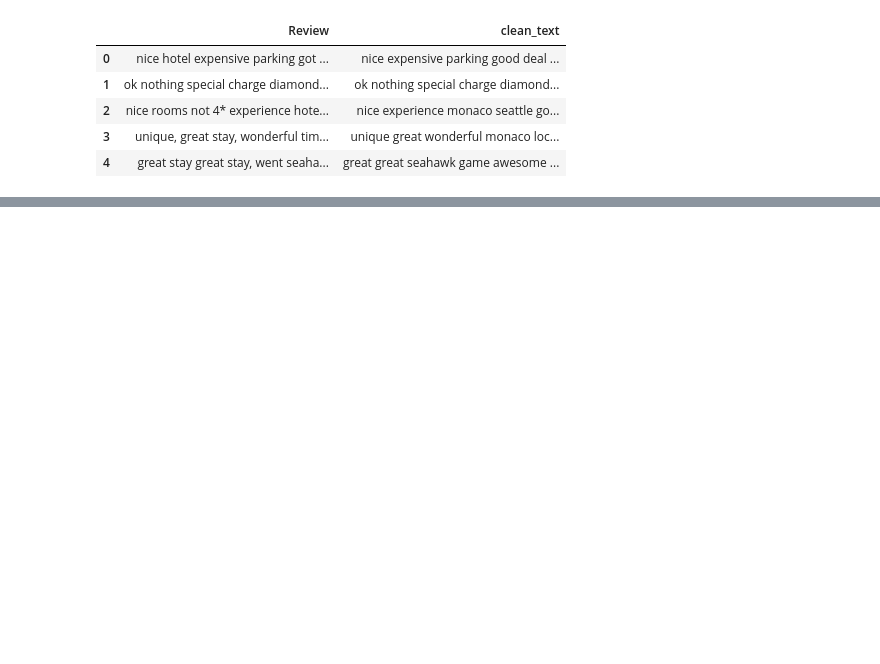
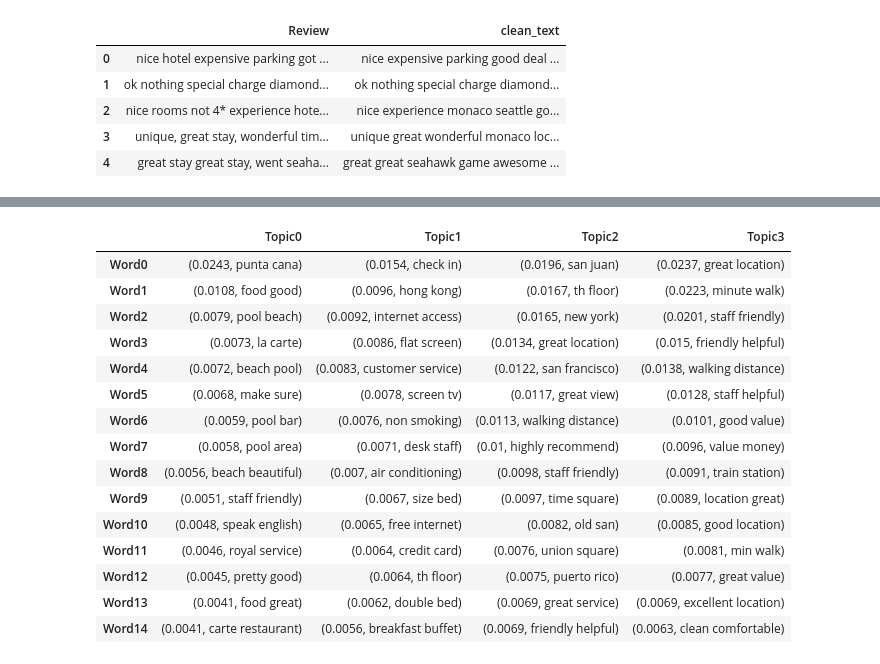
Before and after one commit to Hunteracademic/Unsupervised_assignment_1, a Jupyter notebook: FinalProject_Group04_AlexKravtsov_DanielCastiblanco_HunterWard.ipynb, the cells around one changed output, grey strips where cells are left out. Saved outputs shown, nothing was run; the diff lists cells and outputs as text; code cells hidden in the pictures; blank space fills up the shorter version.

```diff
--- a/FinalProject_Group04_AlexKravtsov_DanielCastiblanco_HunterWard.ipynb
+++ b/FinalProject_Group04_AlexKravtsov_DanielCastiblanco_HunterWard.ipynb
@@ -1141,0 +1052,19 @@ For the best LDA and NMF models, present again the perplexity for each, and disp
+# %%
+display(W_df_m)
+# %% [output]
+|  | Topic0 | Topic1 | Topic2 | Topic3 |
+| Word0 | (0.0243, punta cana) | (0.0154, check in) | (0.0196, san juan) | (0.0237, great location) |
+| Word1 | (0.0108, food good) | (0.0096, hong kong) | (0.0167, th floor) | (0.0223, minute walk) |
+| Word2 | (0.0079, pool beach) | (0.0092, internet access) | (0.0165, new york) | (0.0201, staff friendly) |
+| Word3 | (0.0073, la carte) | (0.0086, flat screen) | (0.0134, great location) | (0.015, friendly helpful) |
+| Word4 | (0.0072, beach pool) | (0.0083, customer service) | (0.0122, san francisco) | (0.0138, walking distance) |
+| Word5 | (0.0068, make sure) | (0.0078, screen tv) | (0.0117, great view) | (0.0128, staff helpful) |
+| Word6 | (0.0059, pool bar) | (0.0076, non smoking) | (0.0113, walking distance) | (0.0101, good value) |
+| Word7 | (0.0058, pool area) | (0.0071, desk staff) | (0.01, highly recommend) | (0.0096, value money) |
+| Word8 | (0.0056, beach beautiful) | (0.007, air conditioning) | (0.0098, staff friendly) | (0.0091, train station) |
+| Word9 | (0.0051, staff friendly) | (0.0067, size bed) | (0.0097, time square) | (0.0089, location great) |
+| Word10 | (0.0048, speak english) | (0.0065, free internet) | (0.0082, old san) | (0.0085, good location) |
+| Word11 | (0.0046, royal service) | (0.0064, credit card) | (0.0076, union square) | (0.0081, min walk) |
+| Word12 | (0.0045, pretty good) | (0.0064, th floor) | (0.0075, puerto rico) | (0.0077, great value) |
+| Word13 | (0.0041, food great) | (0.0062, double bed) | (0.0069, great service) | (0.0069, excellent location) |
+| Word14 | (0.0041, carte restaurant) | (0.0056, breakfast buffet) | (0.0069, friendly helpful) | (0.0063, clean comfortable) |
```
Also changed, not shown: parts of 26 cells of this notebook.
